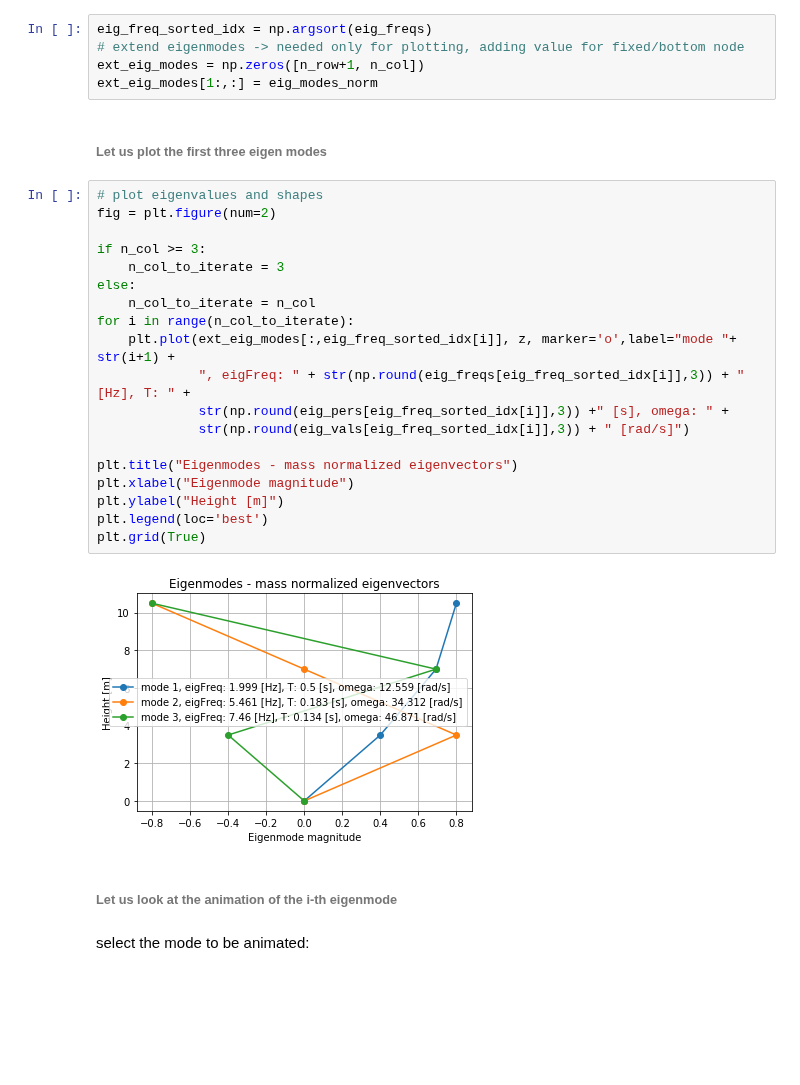
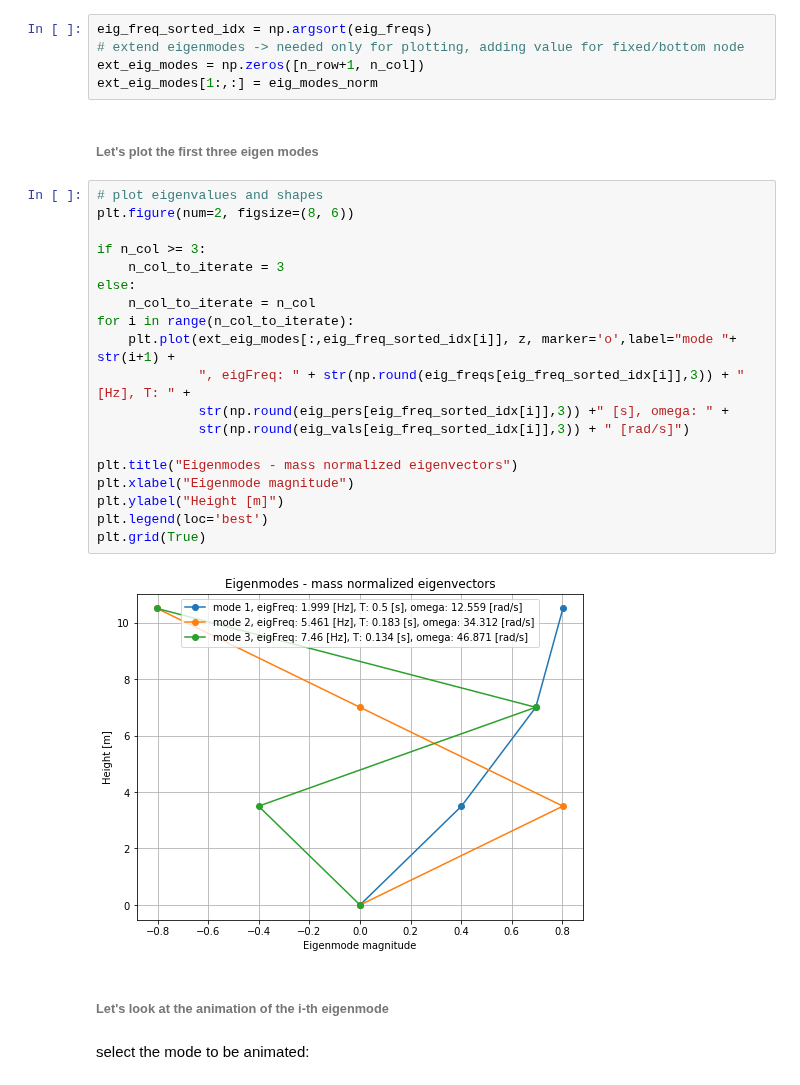
Before and after one commit to mpentek/SWELecture, a Jupyter notebook: Ex03StructuralAnalysis/swe_ws1819_3_2_mdof.ipynb, the cells around one changed output. Saved outputs shown, nothing was run; the diff lists cells and outputs as text; blank space fills up the shorter version.

```diff
--- a/Ex03StructuralAnalysis/swe_ws1819_3_2_mdof.ipynb
+++ b/Ex03StructuralAnalysis/swe_ws1819_3_2_mdof.ipynb
@@ -199,30 +202,30 @@ eig_freq_sorted_idx = np.argsort(eig_freqs)
 ext_eig_modes = np.zeros([n_row+1, n_col])
 ext_eig_modes[1:,:] = eig_modes_norm
 # %% [markdown]
-###### Let us plot the first three eigen modes
+###### Let's plot the first three eigen modes
 # %%
 # plot eigenvalues and shapes
-fig = plt.figure(num=2)
+plt.figure(num=2, figsize=(8, 6))
 
 if n_col >= 3:
     n_col_to_iterate = 3
 else:
     n_col_to_iterate = n_col
 for i in range(n_col_to_iterate):
     plt.plot(ext_eig_modes[:,eig_freq_sorted_idx[i]], z, marker='o',label="mode "+ str(i+1) +
              ", eigFreq: " + str(np.round(eig_freqs[eig_freq_sorted_idx[i]],3)) + " [Hz], T: " +
              str(np.round(eig_pers[eig_freq_sorted_idx[i]],3)) +" [s], omega: " +
              str(np.round(eig_vals[eig_freq_sorted_idx[i]],3)) + " [rad/s]")
 
 plt.title("Eigenmodes - mass normalized eigenvectors")
 plt.xlabel("Eigenmode magnitude")
 plt.ylabel("Height [m]")
 plt.legend(loc='best')
 plt.grid(True)
 # %% [output]
-[figure, old version]
+[figure, new version]
 # %% [markdown]
-###### Let us look at the animation of the i-th eigenmode
+###### Let's look at the animation of the i-th eigenmode
 # %% [markdown]
 select the mode to be animated:
 # %%
```
Also changed, not shown: parts of 23 cells of this notebook, 1 other file.
